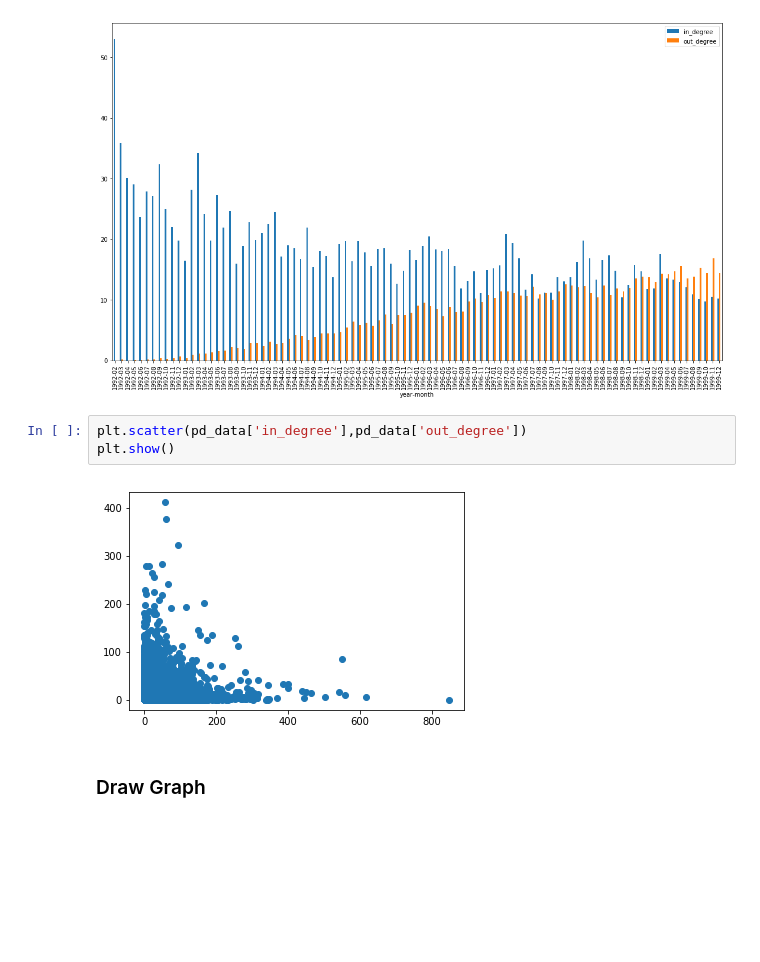
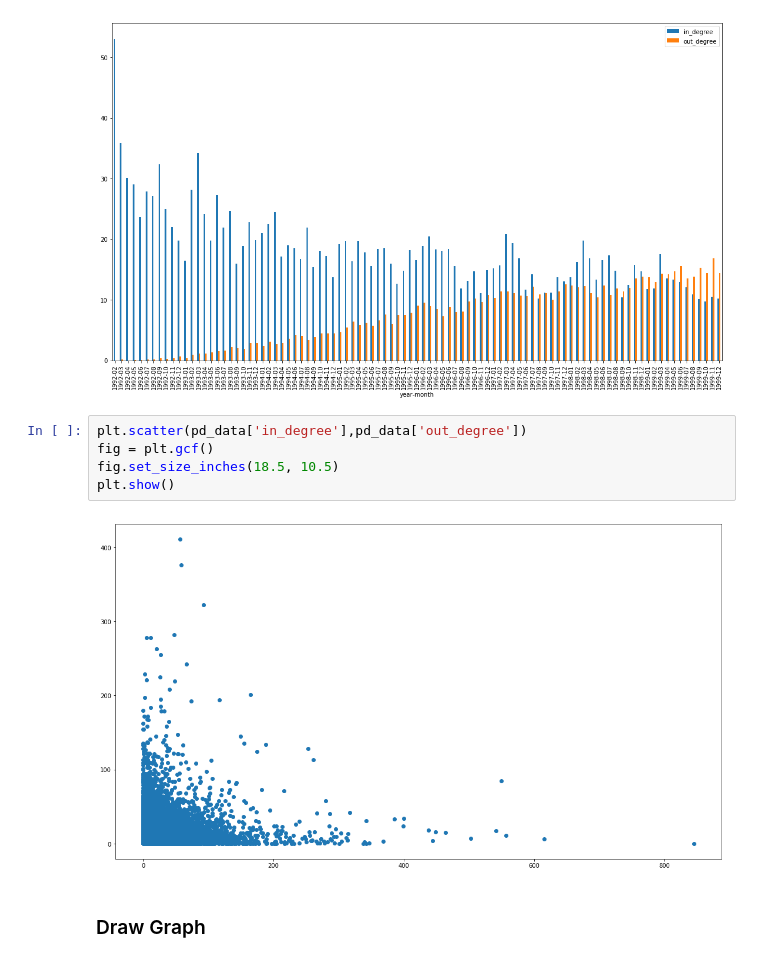
Before and after one commit to irfanariq/graph_mining, a Jupyter notebook: graph_mining.ipynb, the cells around one changed output. Saved outputs shown, nothing was run; the diff lists cells and outputs as text; blank space fills up the shorter version.

```diff
--- a/graph_mining.ipynb
+++ b/graph_mining.ipynb
@@ -169,9 +168,11 @@ fig.savefig('test2png.png', dpi=100)
 [figure]
 # %%
 plt.scatter(pd_data['in_degree'],pd_data['out_degree'])
+fig = plt.gcf()
+fig.set_size_inches(18.5, 10.5)
 plt.show()
 # %% [output]
-[figure, old version]
+[figure, new version]
 # %% [markdown]
 ### Draw Graph
 # %%
```
Also changed, not shown: parts of 5 cells of this notebook.
